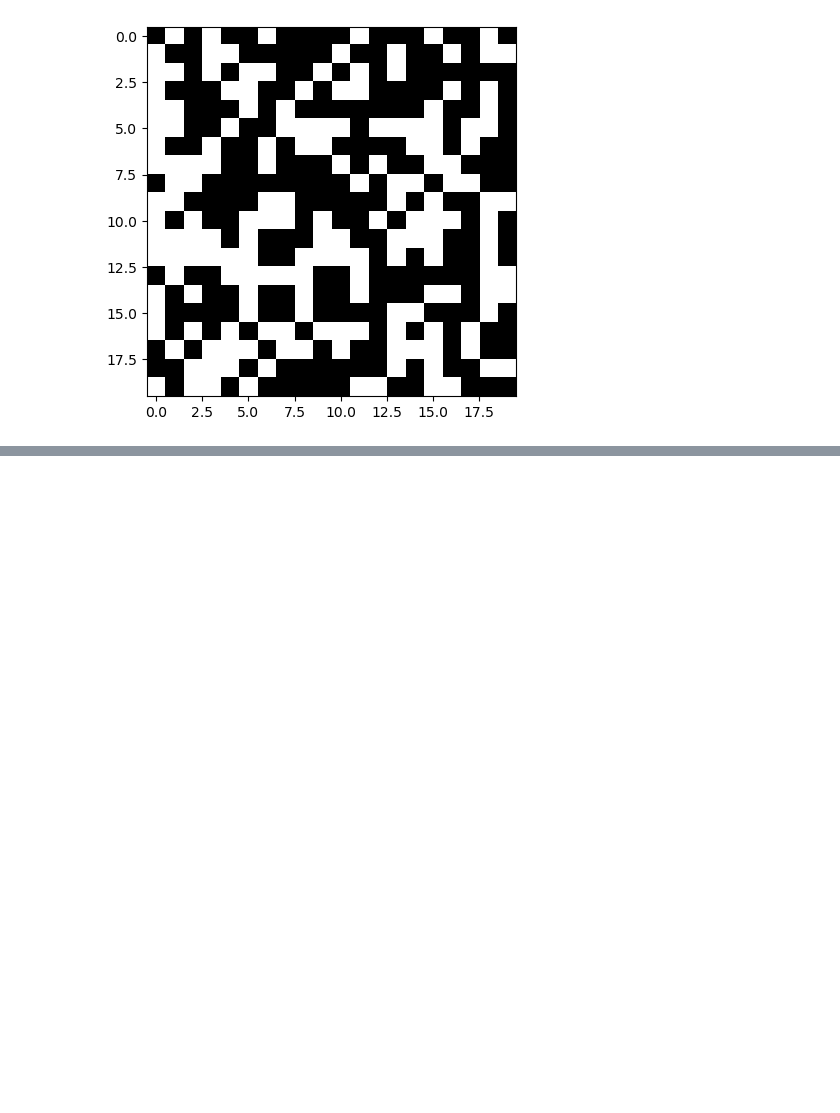
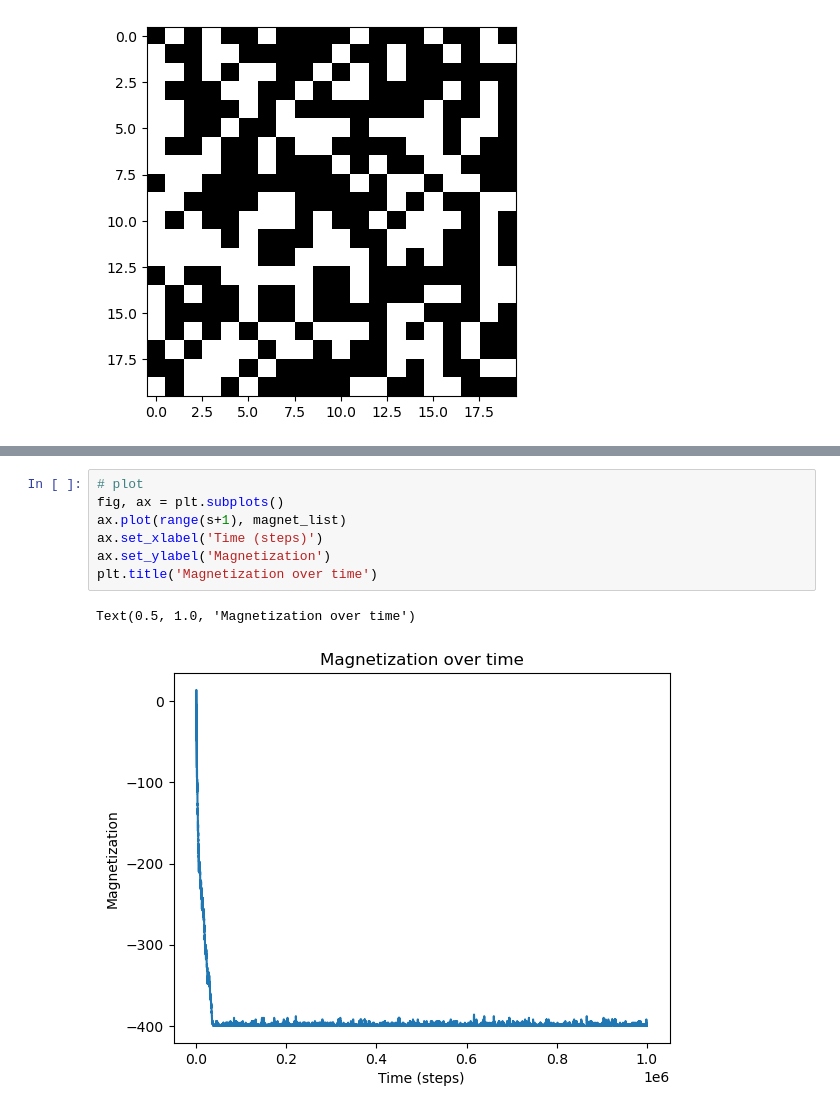
Before and after one commit to genvert/AP_155_HX-3_Vertudez, a Jupyter notebook: module 6/lab_assignment_module6.ipynb, the cells around one changed output, grey strips where cells are left out. Saved outputs shown, nothing was run; the diff lists cells and outputs as text; blank space fills up the shorter version.

Commit message:
plot magnetization

```diff
--- a/module 6/lab_assignment_module6.ipynb
+++ b/module 6/lab_assignment_module6.ipynb
@@ -201,0 +205,10 @@ plt.imshow(lattice, cmap = 'gray')
+# %%
+# plot
+fig, ax = plt.subplots()
+ax.plot(range(s+1), magnet_list)
+ax.set_xlabel('Time (steps)')
+ax.set_ylabel('Magnetization')
+plt.title('Magnetization over time')
+# %% [output]
+Text(0.5, 1.0, 'Magnetization over time')
+[figure, added]
```
Also changed, not shown: parts of 2 cells of this notebook.
